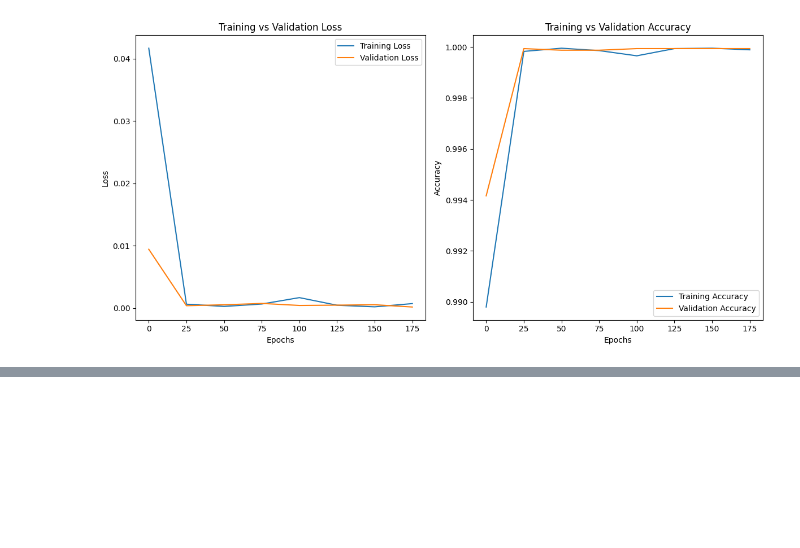
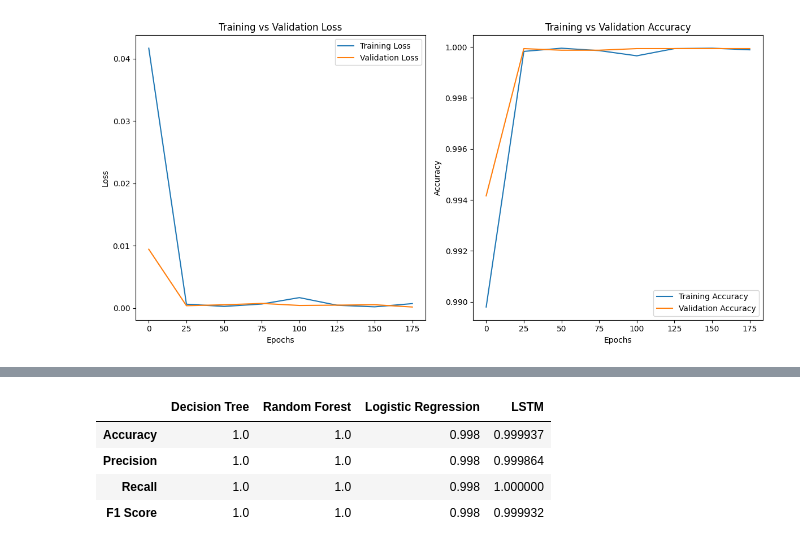
Before and after one commit to Yousinator/C2-ML-Detection-Framework, a Jupyter notebook: notebooks/modeling/emotet.ipynb, the cells around one changed output, grey strips where cells are left out. Cells and saved outputs as stored; diff of their text form; code cells hidden in the pictures; blank space fills up the shorter version.

```diff
--- a/notebooks/modeling/emotet.ipynb
+++ b/notebooks/modeling/emotet.ipynb
@@ -412,0 +430,9 @@ plt.show()
+# %%
+res_df = pd.DataFrame(normal_metrics)
+res_df
+# %% [output]
+|  | Decision Tree | Random Forest | Logistic Regression | LSTM |
+| Accuracy | 1.0 | 1.0 | 0.998 | 0.999937 |
+| Precision | 1.0 | 1.0 | 0.998 | 0.999864 |
+| Recall | 1.0 | 1.0 | 0.998 | 1.000000 |
+| F1 Score | 1.0 | 1.0 | 0.998 | 0.999932 |
```
Also changed, not shown: parts of 3 cells of this notebook, 1 other file.
